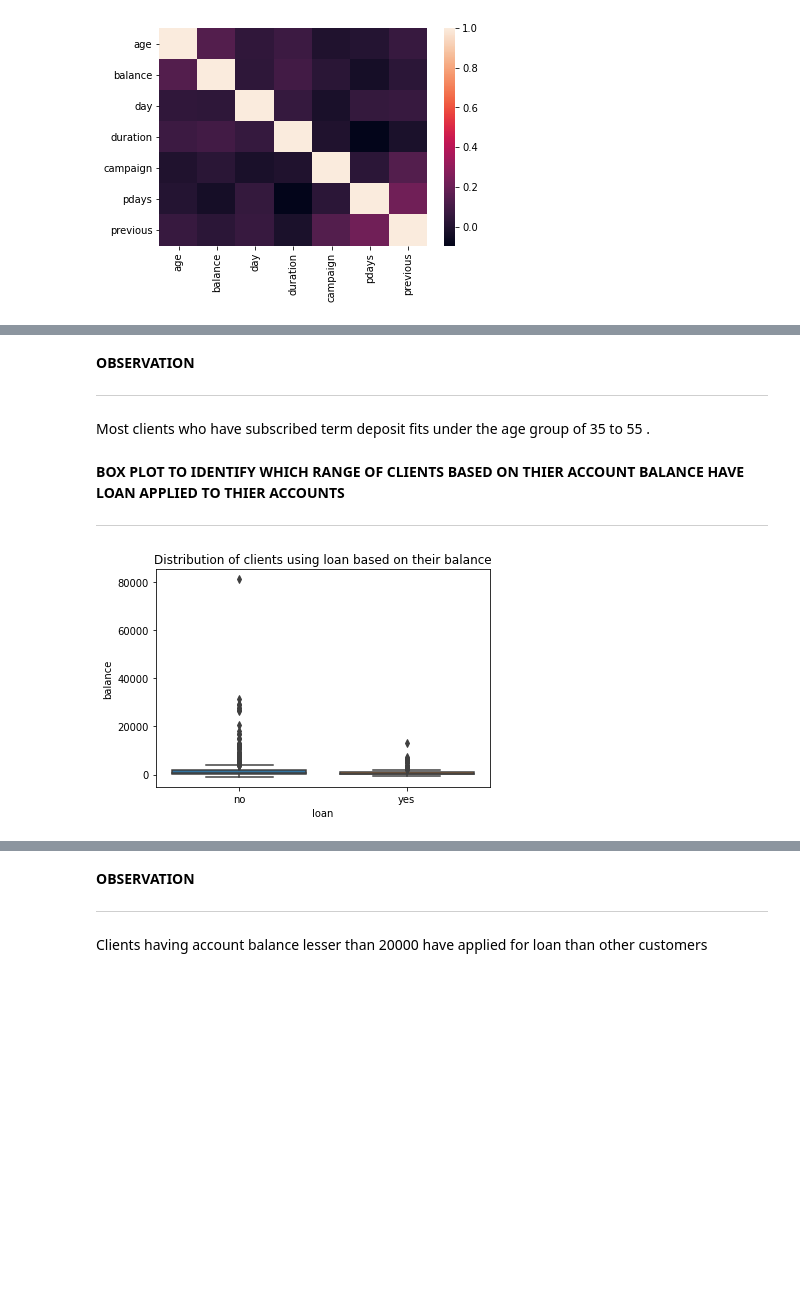
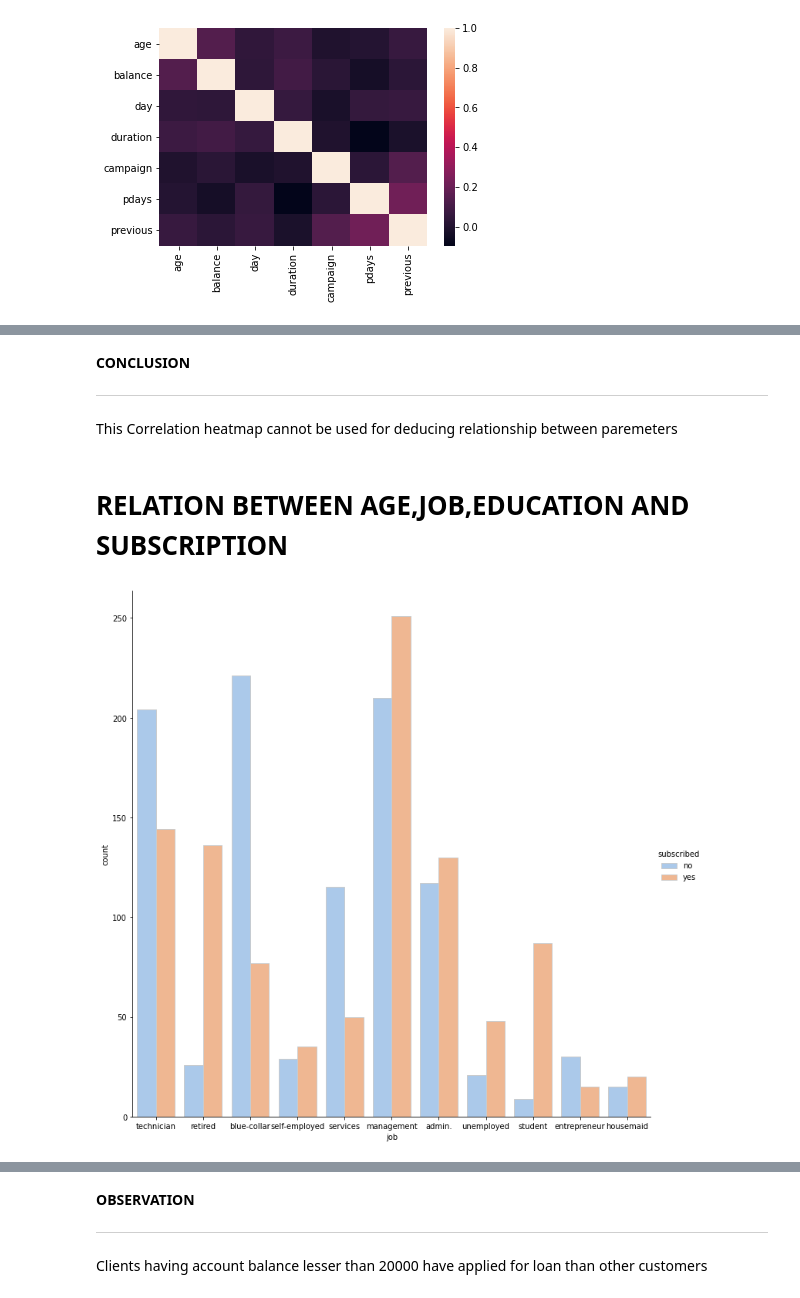
Before and after one commit to riyajoe/Data-Mining-Task, a Jupyter notebook: etivity1.ipynb, the cells around one changed output, grey strips where cells are left out. Drawn from its saved outputs; the diff is of its cells as text; code cells hidden in the pictures; blank space fills up the shorter version.

```diff
--- a/etivity1.ipynb
+++ b/etivity1.ipynb
@@ -139,18 +68,14 @@ plt.show()
-# %% [markdown]
-**OBSERVATION**
-
----
-
-Most clients who have subscribed term deposit fits under the age group of 35 to 55 .
-# %% [markdown]
-**BOX PLOT TO IDENTIFY WHICH RANGE OF CLIENTS BASED ON THIER ACCOUNT BALANCE HAVE LOAN APPLIED TO THIER ACCOUNTS**
-
----
-# %%
-sns.boxplot(x='loan', y='balance', data=df)
-
-plt.title('Distribution of clients using loan based on their balance')
-plt.suptitle('')
-plt.show()
-# %% [output]
-[figure, removed]
+# %% [markdown]
+**CONCLUSION**
+
+---
+
+
+This Correlation heatmap cannot be used for deducing relationship between paremeters
+# %% [markdown]
+# **RELATION BETWEEN AGE,JOB,EDUCATION AND SUBSCRIPTION**
+# %%
+ax=sns.catplot(x="job", kind="count",
+            palette="pastel",hue="subscribed", edgecolor=".8",data=df,height=10, aspect=1)
+# %% [output]
+[figure, added]
```
Also changed, not shown: parts of 44 cells of this notebook.
